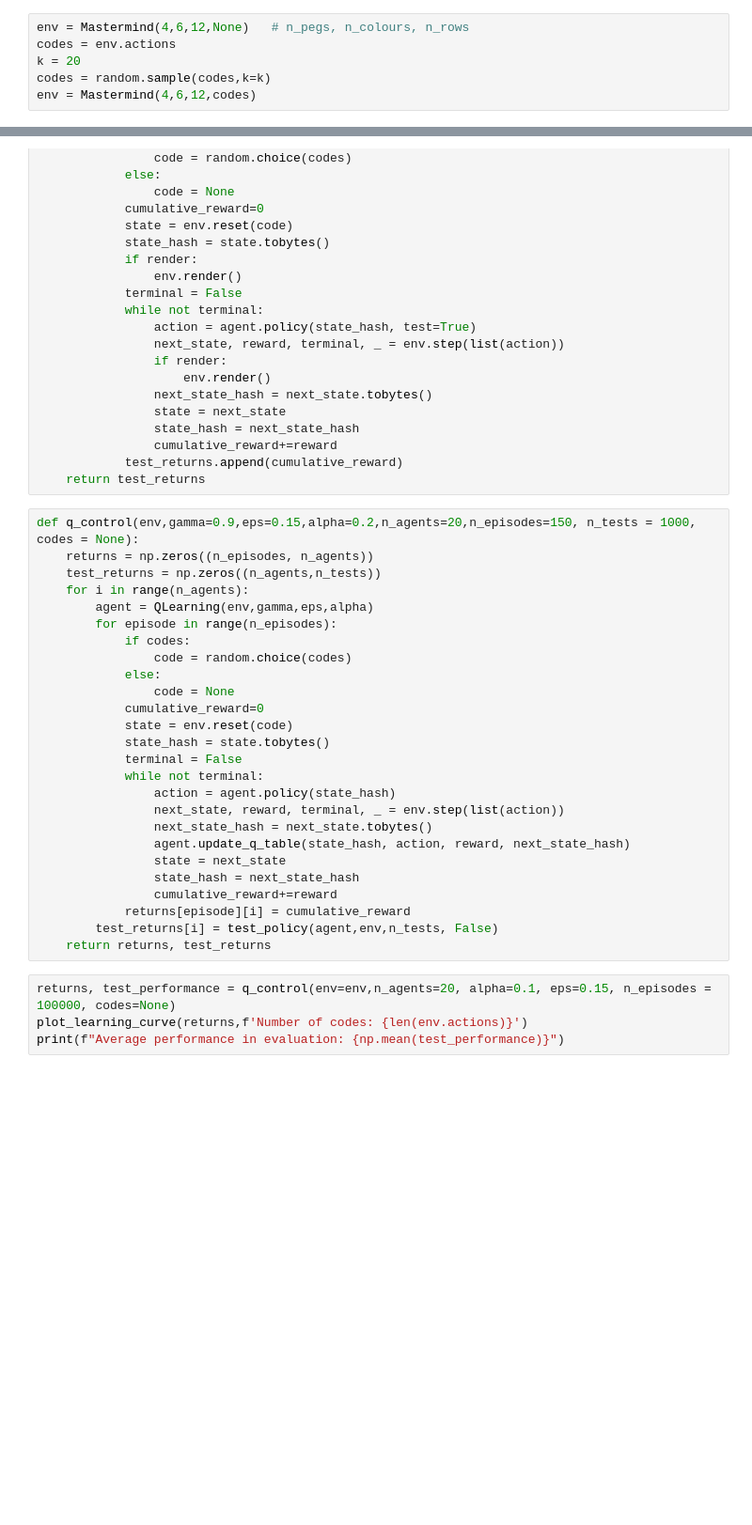
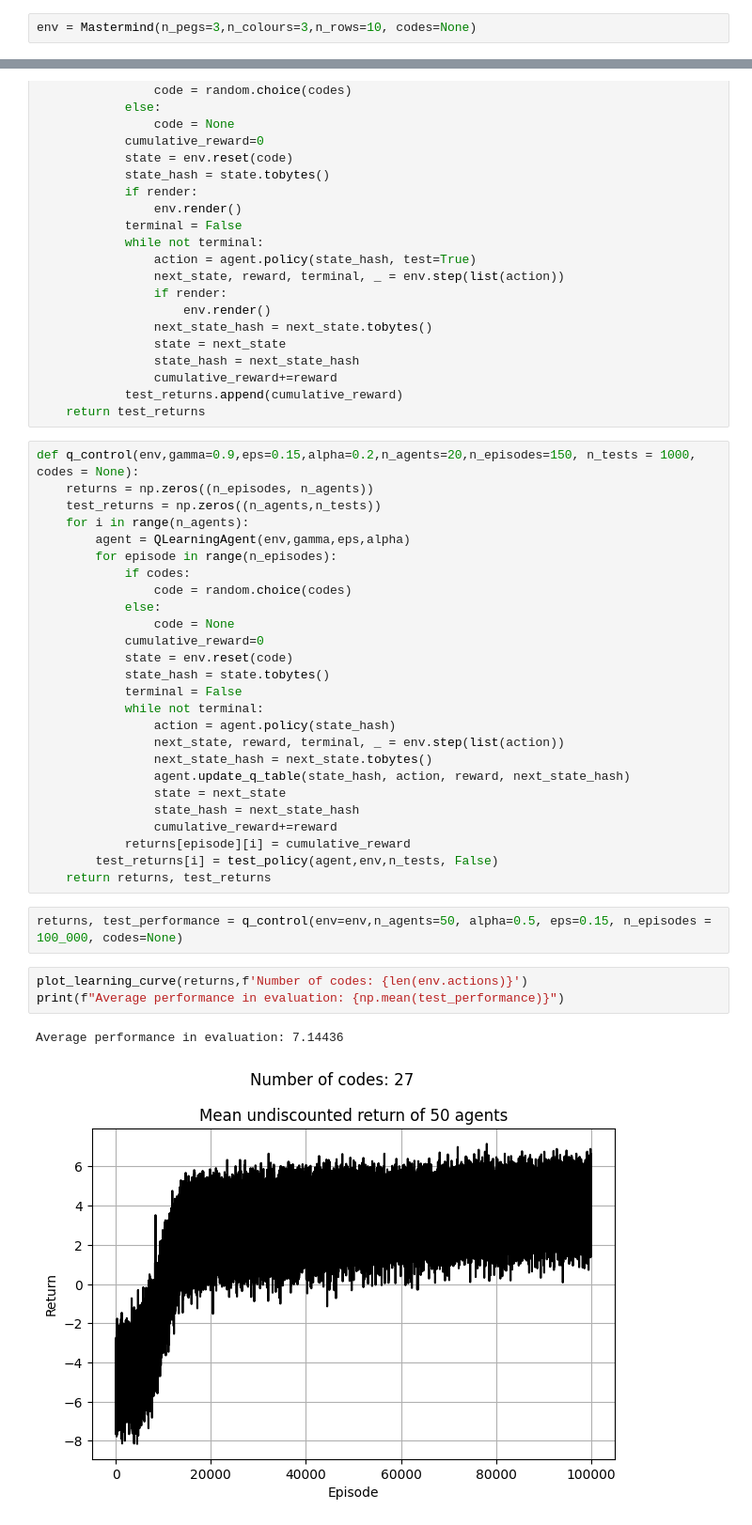
Before and after one commit to tmssmith/mastermind, a Jupyter notebook: mastermind/mastermind_experiments.ipynb, the cells around one changed output, grey strips where cells are left out. Shown at 94% size. Saved outputs shown, nothing was run; the diff lists cells and outputs as text; blank space fills up the shorter version.

```diff
--- a/mastermind/mastermind_experiments.ipynb
+++ b/mastermind/mastermind_experiments.ipynb
@@ -23,9 +21,5 @@ def plot_learning_curve(episode_returns, title):
-# %%
-env = Mastermind(4,6,12,None)   # n_pegs, n_colours, n_rows
-codes = env.actions
-k = 20
-codes = random.sample(codes,k=k)
-env = Mastermind(4,6,12,codes)
+# %%
+env = Mastermind(n_pegs=3,n_colours=3,n_rows=10, codes=None)
 # %%
 def test_policy(agent, env, n_episodes, codes=None, render = False):
     test_returns = []
@@ -56,7 +50,7 @@ def q_control(env,gamma=0.9,eps=0.15,alpha=0.2,n_agents=20,n_episodes=150, n_tes
     returns = np.zeros((n_episodes, n_agents))
     test_returns = np.zeros((n_agents,n_tests))
     for i in range(n_agents):
-        agent = QLearning(env,gamma,eps,alpha)
+        agent = QLearningAgent(env,gamma,eps,alpha)
         for episode in range(n_episodes):
             if codes:
                 code = random.choice(codes)
@@ -77,7 +71,11 @@ def q_control(env,gamma=0.9,eps=0.15,alpha=0.2,n_agents=20,n_episodes=150, n_tes
             returns[episode][i] = cumulative_reward
         test_returns[i] = test_policy(agent,env,n_tests, False)
     return returns, test_returns
+# %%
+returns, test_performance = q_control(env=env,n_agents=50, alpha=0.5, eps=0.15, n_episodes = 100_000, codes=None)
 # %%
-returns, test_performance = q_control(env=env,n_agents=20, alpha=0.1, eps=0.15, n_episodes = 100000, codes=None)
 plot_learning_curve(returns,f'Number of codes: {len(env.actions)}')
 print(f"Average performance in evaluation: {np.mean(test_performance)}")
+# %% [output]
+Average performance in evaluation: 7.14436
+[figure, added]
```
Also changed, not shown: parts of 7 cells of this notebook, 2 other files.
